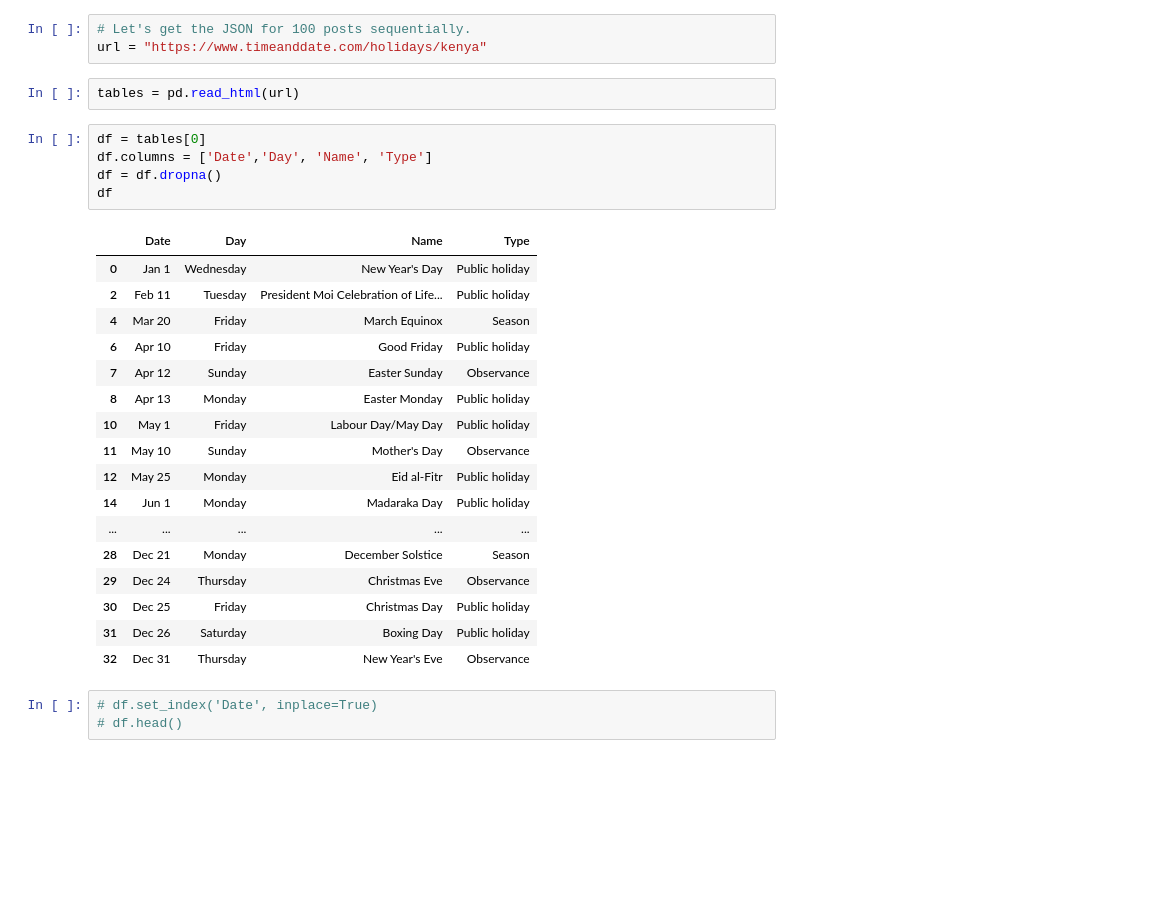
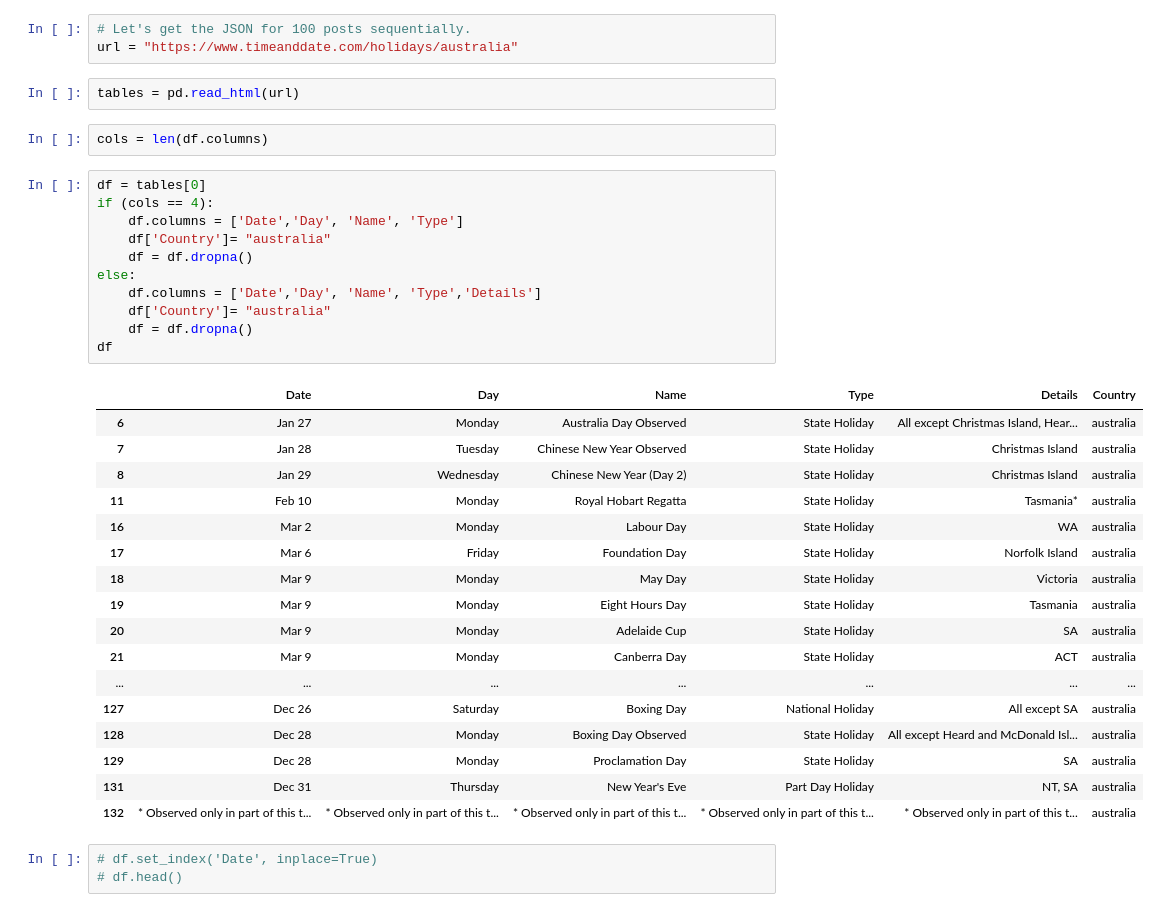
Before and after one commit to bwaiharo/Calendar-Heatmap, a Jupyter notebook: calendar_scrape.ipynb, the cells around one changed output. Saved outputs shown, nothing was run; the diff lists cells and outputs as text; blank space fills up the shorter version.

```diff
--- a/calendar_scrape.ipynb
+++ b/calendar_scrape.ipynb
@@ -11,32 +11,40 @@ executable_path = {'executable_path': 'chromedriver'}
 browser = Browser('chrome', **executable_path, headless=True)
 # %%
 # Let's get the JSON for 100 posts sequentially.
-url = "https://www.timeanddate.com/holidays/kenya"
+url = "https://www.timeanddate.com/holidays/australia"
 # %%
 tables = pd.read_html(url)
+# %%
+cols = len(df.columns)
 # %%
 df = tables[0]
-df.columns = ['Date','Day', 'Name', 'Type']
-df = df.dropna()
+if (cols == 4):
+    df.columns = ['Date','Day', 'Name', 'Type']
+    df['Country']= "australia"
+    df = df.dropna()
+else:
+    df.columns = ['Date','Day', 'Name', 'Type','Details']
+    df['Country']= "australia"
+    df = df.dropna()
 df
 # %% [output]
-|  | Date | Day | Name | Type |
-| 0 | Jan 1 | Wednesday | New Year's Day | Public holiday |
-| 2 | Feb 11 | Tuesday | President Moi Celebration of Life... | Public holiday |
-| 4 | Mar 20 | Friday | March Equinox | Season |
-| 6 | Apr 10 | Friday | Good Friday | Public holiday |
-| 7 | Apr 12 | Sunday | Easter Sunday | Observance |
-| 8 | Apr 13 | Monday | Easter Monday | Public holiday |
-| 10 | May 1 | Friday | Labour Day/May Day | Public holiday |
-| 11 | May 10 | Sunday | Mother's Day | Observance |
-| 12 | May 25 | Monday | Eid al-Fitr | Public holiday |
-| 14 | Jun 1 | Monday | Madaraka Day | Public holiday |
-| ... | ... | ... | ... | ... |
-| 28 | Dec 21 | Monday | December Solstice | Season |
-| 29 | Dec 24 | Thursday | Christmas Eve | Observance |
-| 30 | Dec 25 | Friday | Christmas Day | Public holiday |
-| 31 | Dec 26 | Saturday | Boxing Day | Public holiday |
-| 32 | Dec 31 | Thursday | New Year's Eve | Observance |
+|  | Date | Day | Name | Type | Details | Country |
+| 6 | Jan 27 | Monday | Australia Day Observed | State Holiday | All except Christmas Island, Hear... | australia |
+| 7 | Jan 28 | Tuesday | Chinese New Year Observed | State Holiday | Christmas Island | australia |
+| 8 | Jan 29 | Wednesday | Chinese New Year (Day 2) | State Holiday | Christmas Island | australia |
+| 11 | Feb 10 | Monday | Royal Hobart Regatta | State Holiday | Tasmania* | australia |
+| 16 | Mar 2 | Monday | Labour Day | State Holiday | WA | australia |
+| 17 | Mar 6 | Friday | Foundation Day | State Holiday | Norfolk Island | australia |
+| 18 | Mar 9 | Monday | May Day | State Holiday | Victoria | australia |
+| 19 | Mar 9 | Monday | Eight Hours Day | State Holiday | Tasmania | australia |
+| 20 | Mar 9 | Monday | Adelaide Cup | State Holiday | SA | australia |
+| 21 | Mar 9 | Monday | Canberra Day | State Holiday | ACT | australia |
+| ... | ... | ... | ... | ... | ... | ... |
+| 127 | Dec 26 | Saturday | Boxing Day | National Holiday | All except SA | australia |
+| 128 | Dec 28 | Monday | Boxing Day Observed | State Holiday | All except Heard and McDonald Isl... | australia |
+| 129 | Dec 28 | Monday | Proclamation Day | State Holiday | SA | australia |
+| 131 | Dec 31 | Thursday | New Year's Eve | Part Day Holiday | NT, SA | australia |
+| 132 | * Observed only in part of this t... | * Observed only in part of this t... | * Observed only in part of this t... | * Observed only in part of this t... | * Observed only in part of this t... | australia |
 # %%
 # df.set_index('Date', inplace=True)
 # df.head()
```
Also changed, not shown: parts of 1 cell of this notebook, 5 other files.
